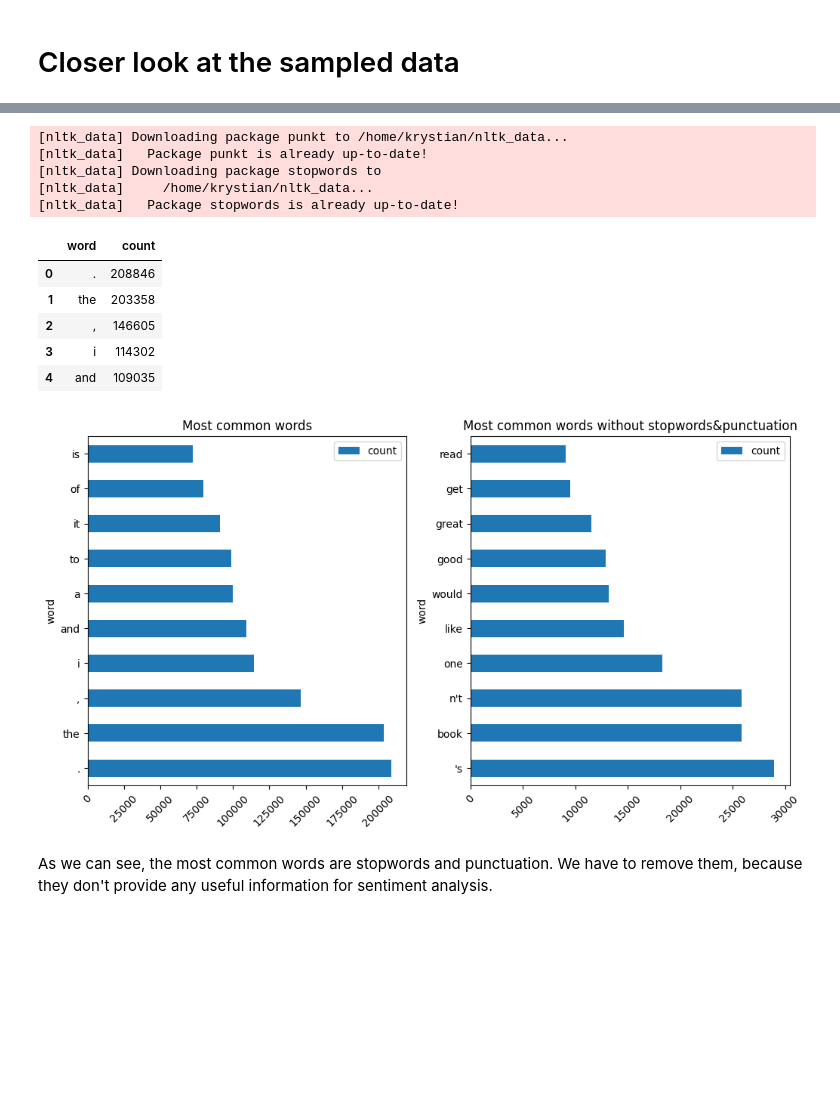
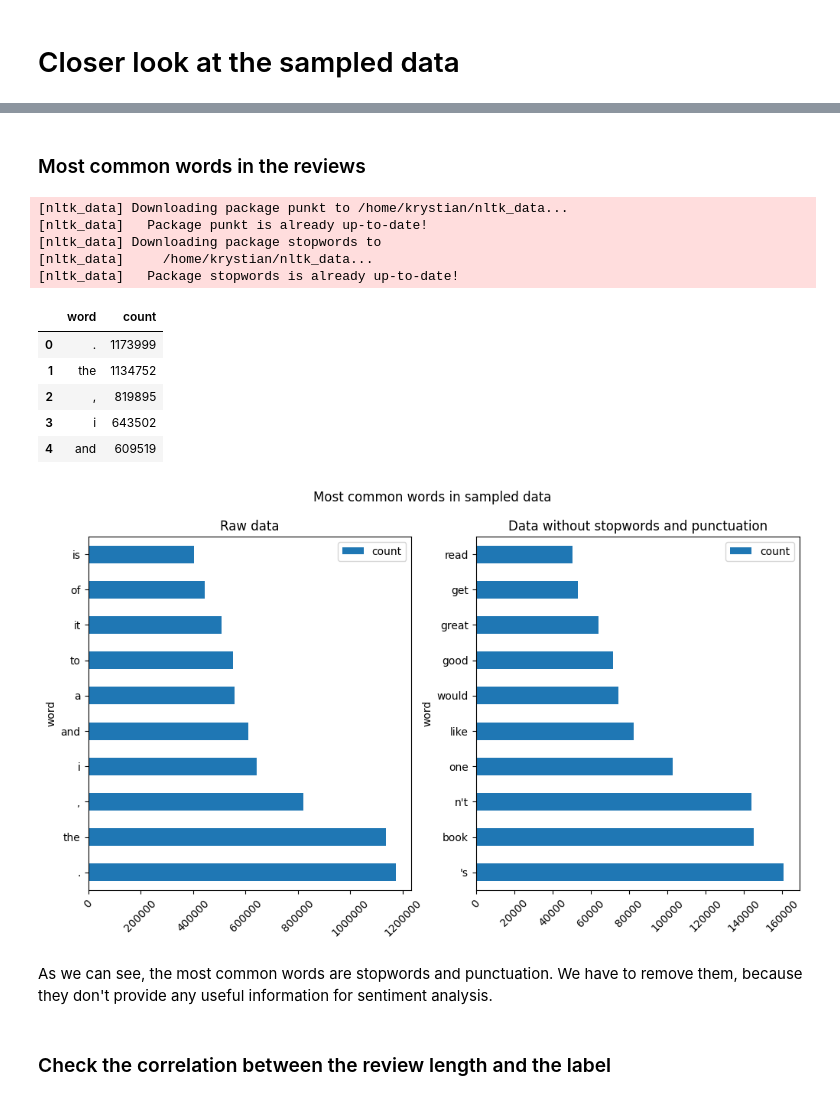
Before and after one commit to KrystianJachna/Sentiment-Analysis, a Jupyter notebook: notebooks/EDA.ipynb, the cells around one changed output, grey strips where cells are left out. Drawn from its saved outputs; the diff is of its cells as text; code cells hidden in the pictures; blank space fills up the shorter version.

```diff
--- a/notebooks/EDA.ipynb
+++ b/notebooks/EDA.ipynb
@@ -136,3 +137,5 @@ gc.collect()
 6006
 # %% [markdown]
 # Closer look at the sampled data
+# %%
+all_samples = pd.concat([train_sampled, test_sampled])
@@ -139 +166,3 @@ gc.collect()
+# %% [markdown]
+### Most common words in the reviews
 # %%
@@ -148,31 +177,40 @@ stopwords = set(stopwords.words('english'))
 [nltk_data]     /home/krystian/nltk_data...
 [nltk_data]   Package stopwords is already up-to-date!
 # %%
-# Extract words only from test sample for space efficiency
-words = test_sampled['review'].apply(lambda text: word_tokenize(text.lower())).explode()
+# extract words from samples
+words = all_samples['review'].apply(lambda text: word_tokenize(text.lower())).explode()
 words_count = words.value_counts().reset_index()
 words_count.columns = ['word', 'count']
 words_count.head()
 # %% [output]
 |  | word | count |
-| 0 | . | 208846 |
-| 1 | the | 203358 |
-| 2 | , | 146605 |
-| 3 | i | 114302 |
-| 4 | and | 109035 |
+| 0 | . | 1173999 |
+| 1 | the | 1134752 |
+| 2 | , | 819895 |
+| 3 | i | 643502 |
+| 4 | and | 609519 |
 # %%
 # remove stopwords and punctuation
 stopwords_and_punctuation = list(stopwords) + list(string.punctuation) + ['``', "''"]
 words_count_processed = words_count[~words_count['word'].isin(stopwords_and_punctuation)]
 
 # plot the most common words for processed data and unprocessed data
 _, ax = plt.subplots(1, 2, figsize=(12, 6))
-words_count.head(10).plot(kind='barh', x='word', y='count', ax=ax[0], title='Most common words')
-words_count_processed.head(10).plot(kind='barh', x='word', y='count', ax=ax[1], title='Most common words without stopwords&punctuation')
+words_count.head(10).plot(kind='barh', x='word', y='count', ax=ax[0])
+ax[0].set_title('Raw data')
 ax[0].tick_params(axis="x", rotation=45)
+ax[0].xaxis.set_major_formatter(FuncFormatter(lambda x, _: '{:.0f}'.format(x)))
+
+words_count_processed.head(10).plot(kind='barh', x='word', y='count', ax=ax[1])
+ax[1].set_title('Data without stopwords and punctuation')
 ax[1].tick_params(axis="x", rotation=45)
+ax[1].xaxis.set_major_formatter(FuncFormatter(lambda x, _: '{:.0f}'.format(x)))
+
+plt.suptitle('Most common words in sampled data')
 plt.show()
 # %% [output]
-[figure, old version]
+[figure, new version]
 # %% [markdown]
 As we can see, the most common words are stopwords and punctuation. We have to remove them, because they don't provide any useful information for sentiment analysis.
+# %% [markdown]
+### Check the correlation between the review length and the label
```
Also changed, not shown: parts of 13 cells of this notebook.
